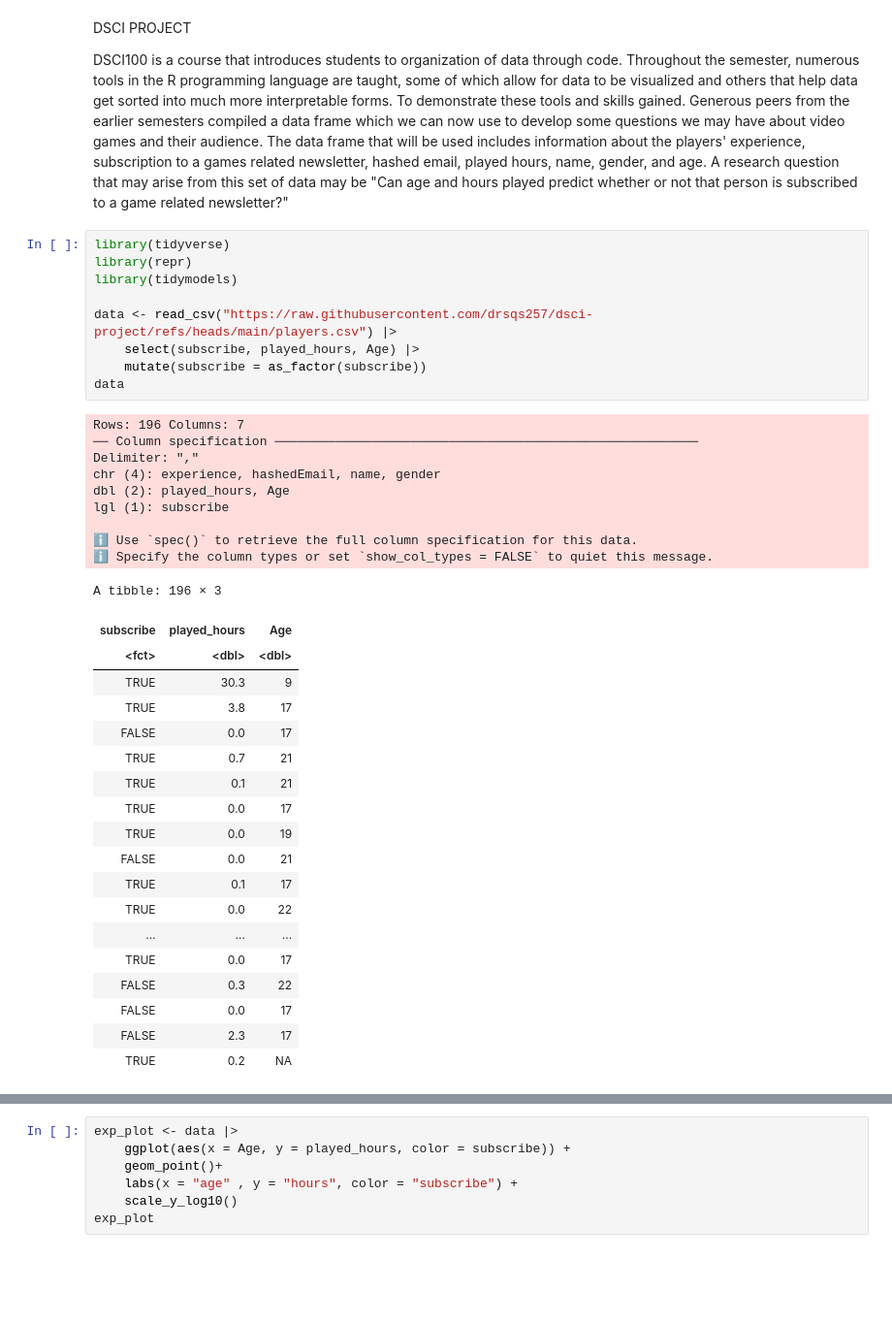
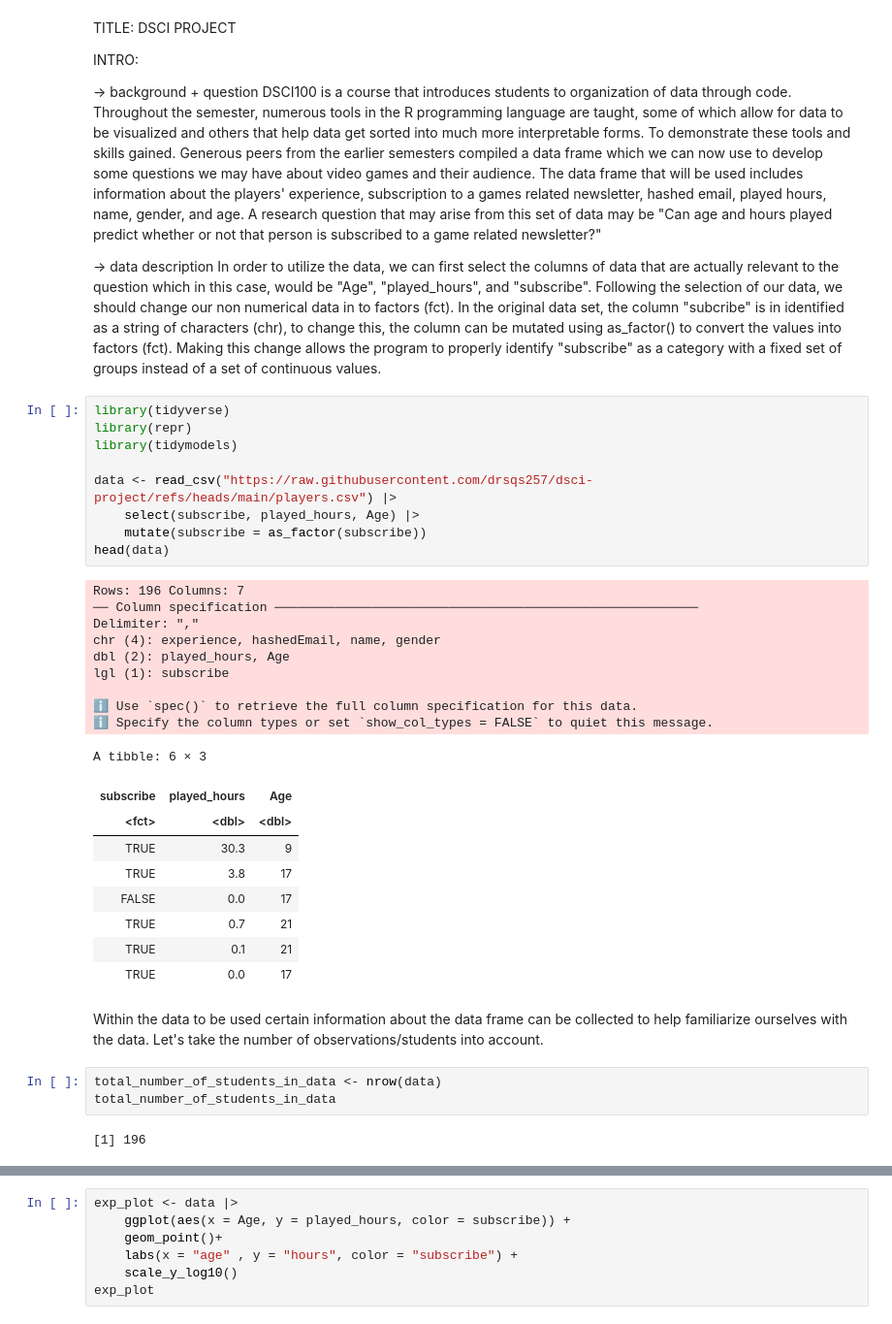
Before and after one commit to drsqs257/dsci-project, a Jupyter notebook: dsci proj.ipynb, the cells around one changed output, grey strips where cells are left out. Shown at 97% size. Saved outputs shown, nothing was run; the diff lists cells and outputs as text; blank space fills up the shorter version.

```diff
--- a/dsci proj.ipynb
+++ b/dsci proj.ipynb
@@ -1,42 +1,46 @@
 # %% [markdown]
+TITLE:
 DSCI PROJECT
 
+INTRO:
+
+-> background + question
 DSCI100 is a course that introduces students to organization of data through code. Throughout the semester, numerous tools in the R programming language are taught, some of which allow for data to be visualized and others that help data get sorted into much more interpretable forms. To demonstrate these tools and skills gained. Generous peers from the earlier semesters compiled a data frame which we can now use to develop some questions we may have about video games and their audience. The data frame that will be used includes information about the players' experience, subscription to a games related newsletter, hashed email, played hours, name, gender, and age. A research question that may arise from this set of data may be "Can age and hours played predict whether or not that person is subscribed to a game related newsletter?"
+
+-> data description
+In order to utilize the data, we can first select the columns of data that are actually relevant to the question which in this case, would be  "Age", "played_hours", and "subscribe". Following the selection of our data, we should change our non numerical data in to factors (fct). In the original data set, the column "subcribe" is in identified as a string of characters (chr), to change this, the column can be mutated using as_factor() to convert the values into factors (fct). Making this change allows the program to properly identify "subscribe" as a category with a fixed set of groups instead of a set of continuous values.
 # %%
 library(tidyverse)
 library(repr)
 library(tidymodels)
 
 data <- read_csv("https://raw.githubusercontent.com/drsqs257/dsci-project/refs/heads/main/players.csv") |>
     select(subscribe, played_hours, Age) |>
     mutate(subscribe = as_factor(subscribe))
-data
+head(data)
 # %% [output]
 Rows: 196 Columns: 7
 ── Column specification ────────────────────────────────────────────────────────
 Delimiter: ","
 chr (4): experience, hashedEmail, name, gender
 dbl (2): played_hours, Age
 lgl (1): subscribe
 
 ℹ Use `spec()` to retrieve the full column specification for this data.
 ℹ Specify the column types or set `show_col_types = FALSE` to quiet this message.
-A tibble: 196 × 3
+A tibble: 6 × 3
 | subscribe | played_hours | Age |
 | <fct> | <dbl> | <dbl> |
 | TRUE | 30.3 | 9 |
 | TRUE | 3.8 | 17 |
 | FALSE | 0.0 | 17 |
 | TRUE | 0.7 | 21 |
 | TRUE | 0.1 | 21 |
 | TRUE | 0.0 | 17 |
-| TRUE | 0.0 | 19 |
-| FALSE | 0.0 | 21 |
-| TRUE | 0.1 | 17 |
-| TRUE | 0.0 | 22 |
-| ... | ... | ... |
-| TRUE | 0.0 | 17 |
-| FALSE | 0.3 | 22 |
-| FALSE | 0.0 | 17 |
-| FALSE | 2.3 | 17 |
-| TRUE | 0.2 | NA |
+# %% [markdown]
+Within the data to be used certain information about the data frame can be collected to help familiarize ourselves with the data. Let's take the number of observations/students into account.
+# %%
+total_number_of_students_in_data <- nrow(data)
+total_number_of_students_in_data
+# %% [output]
+[1] 196
```
Also changed, not shown: parts of 4 cells of this notebook.
